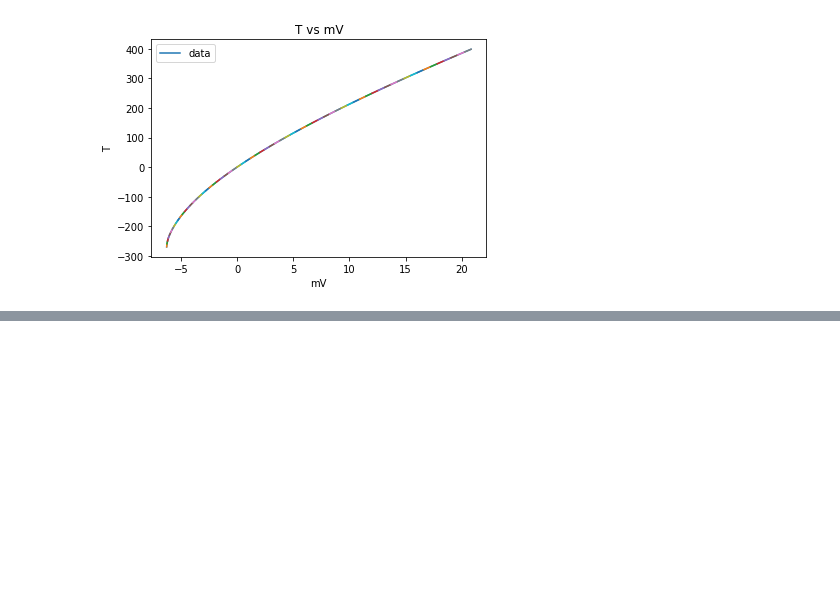
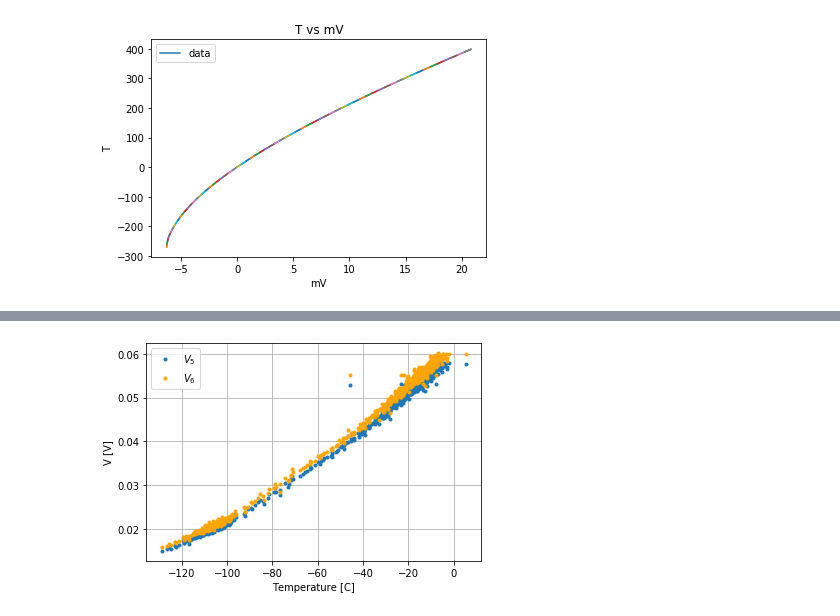
Before and after one commit to eklem1/ModernLab, a Jupyter notebook: TemperaturevsMv.ipynb, the cells around one changed output, grey strips where cells are left out. Cells and saved outputs as stored; diff of their text form; code cells hidden in the pictures; blank space fills up the shorter version.

```diff
--- a/TemperaturevsMv.ipynb
+++ b/TemperaturevsMv.ipynb
@@ -101,0 +140,17 @@ print(Temp)
+# %%
+#plotting V5 and V6 vs temp to get better small resistance as V=IR
+
+data = np.transpose((np.loadtxt('2020-02-10 13_41 Voltage Readings Data_try1.csv', delimiter=',', skiprows = 1)))
+tempdata = [getTempFromVolt(V) for V in data[7]*1e3]
+
+plt.plot(tempdata, data[4], ls=" ", marker=".", label="$V_5$")
+plt.plot(tempdata, data[5], ls=" ", marker=".", color="orange", label="$V_6$")
+
+plt.grid()
+plt.ylabel("V [V]")
+plt.xlabel("Temperature [C]")
+plt.legend()
+
+plt.show()
+# %% [output]
+[figure, added]
```
Also changed, not shown: parts of 8 cells of this notebook.
